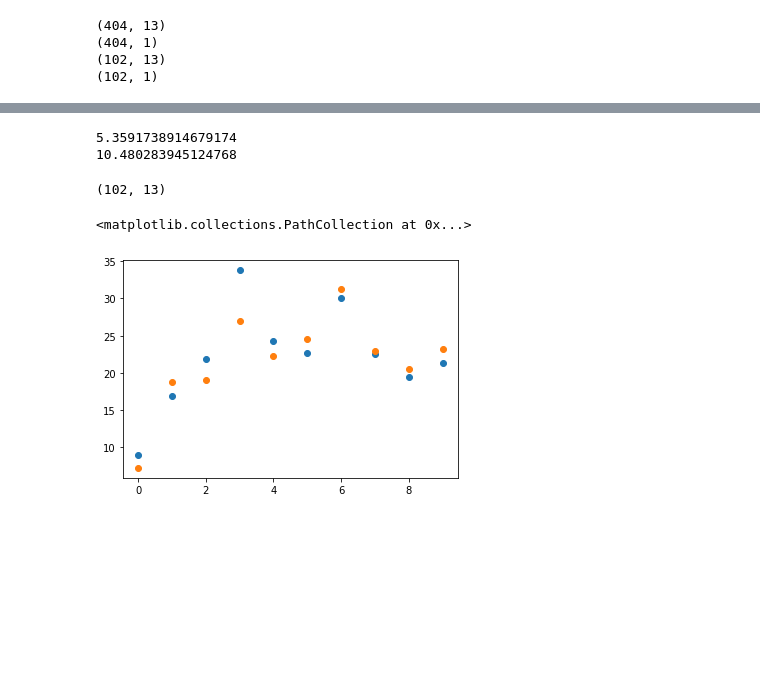
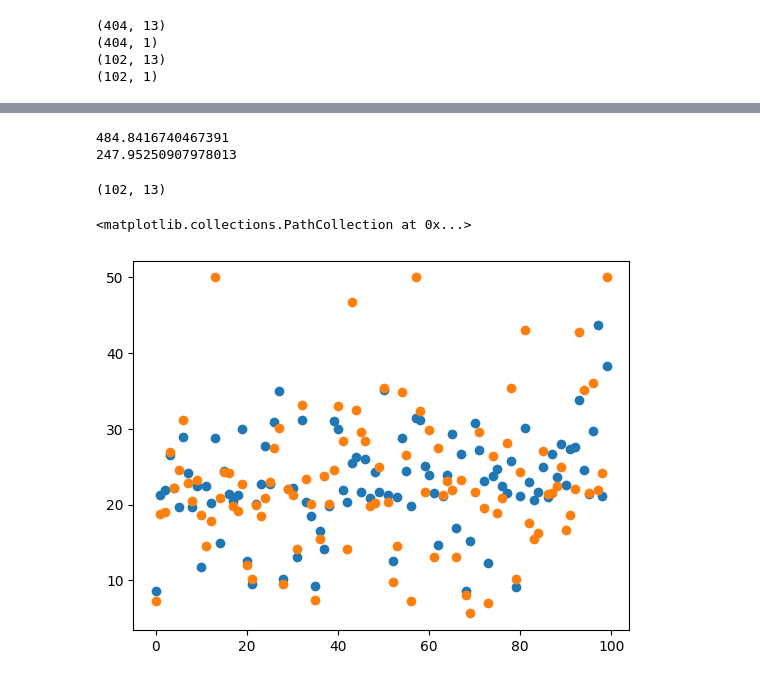
Before and after one commit to schuywalker/ML_homework, a Jupyter notebook: prog4/code_linear_regression/test_house_price.ipynb, the cells around one changed output, grey strips where cells are left out. Saved outputs shown, nothing was run; the diff lists cells and outputs as text; code cells hidden in the pictures; blank space fills up the shorter version.

```diff
--- a/prog4/code_linear_regression/test_house_price.ipynb
+++ b/prog4/code_linear_regression/test_house_price.ipynb
@@ -44,6 +44,6 @@ print(y_test.shape)
 z_r = 3
 # %%
 lr = LR.LinearRegression()
-lr.fit(X_train, y_train, CF = False, lam = 0.1, eta = 0.01, epochs = 1000000, degree = z_r)
+lr.fit(X_train, y_train, CF = False, lam = 0.1, eta = 0.01, epochs = 100, degree = z_r)
 print(lr.w.shape)
 # %% [output]
@@ -54,18 +88,21 @@ print(lr.w.shape)
 print(lr.error(X_train, y_train))
 print(lr.error(X_test, y_test))
 # %% [output]
-5.3591738914679174
-10.480283945124768
+484.8416740467391
+247.95250907978013
 # %%
 print(X_test.shape)
 # %% [output]
 (102, 13)
 # %%
-plt.scatter(range(lr.predict(X_test[0:10:]).shape[0]), lr.predict(X_test)[0:10:])
-plt.scatter(range(y_test[0:10:].shape[0]), y_test[0:10:])
+# original code is commented out
+# plt.scatter(range(lr.predict(X_test[0:10:]).shape[0]), lr.predict(X_test)[0:10:])
+# plt.scatter(range(y_test[0:10:].shape[0]), y_test[0:10:])
+plt.scatter(range(lr.predict(X_test[0:100:]).shape[0]), lr.predict(X_test)[0:100:])
+plt.scatter(range(y_test[0:100:].shape[0]), y_test[0:100:])
 # %% [output]
 <matplotlib.collections.PathCollection at 0x...>
-[figure, old version]
+[figure, new version]
 # %%
 plt.scatter(np.arange(len(lr.MSE)-400000), lr.MSE[400000:], marker='.')
 plt.xlabel('epochs')
```
Also changed, not shown: parts of 4 cells of this notebook, 3 other files.
